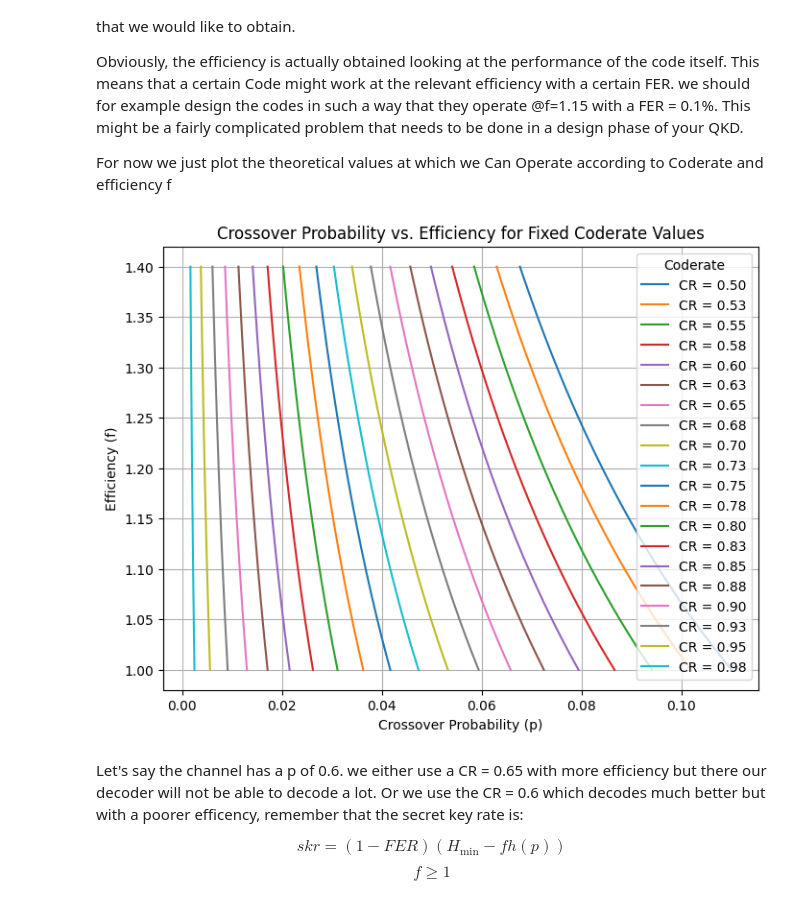
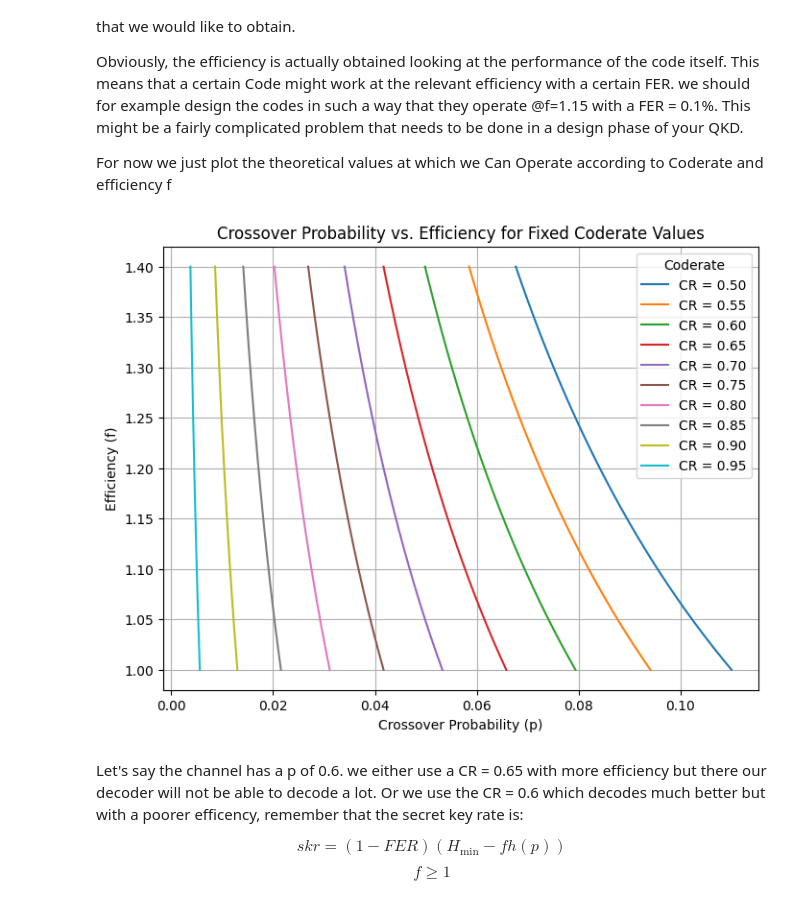
Before and after one commit to marcocofano/qkd_reconciliation_lectures, a Jupyter notebook: code/notebooks/LDPC_performance.ipynb, the cells around one changed output. Drawn from its saved outputs; the diff is of its cells as text; code cells hidden in the pictures.

```diff
--- a/code/notebooks/LDPC_performance.ipynb
+++ b/code/notebooks/LDPC_performance.ipynb
@@ -74,34 +74,34 @@ For now we just plot the theoretical values at which we Can Operate according to
 # %%
 from error_correction import binary_entropy
 
 
 # Define the range of efficiency values f
 f_values = np.linspace(1, 1.40, 200)
 
 # Define the coderate values we want to plot (from 0.5 to 0.9)
-coderate_values = np.arange(0.50, 1, 0.025)
+coderate_values = np.arange(0.50, 1, 0.05)
 
 plt.figure(figsize=(8,6))
 
 for cr in coderate_values:
     crossprob_values = []
     for f in f_values:
         # For a given coderate and f, we have:
         #   coderate = 1 - f * H₂(p)
         # so that H₂(p) = (1 - coderate) / f.
         h = (1.0 - cr) / f
         p = binary_entropy.binary_entropy_inverse_newton(h)
         crossprob_values.append(p)
     plt.plot(crossprob_values, f_values, label=f'CR = {cr:.2f}')
 
 plt.ylabel("Efficiency (f)")
 plt.xlabel("Crossover Probability (p)")
 plt.title("Crossover Probability vs. Efficiency for Fixed Coderate Values")
 plt.legend(title="Coderate")
 plt.grid(True)
 plt.show()
 # %% [output]
-[figure, old version]
+[figure, new version]
 # %% [markdown]
 Let's say the channel has a p of 0.6. we either use a CR = 0.65 with more efficiency but there our decoder will not be able to decode a lot. Or we use the CR = 0.6 which decodes much better but with a poorer efficency, remember that the secret key rate is:
 
```
Also changed, not shown: parts of 1 cell of this notebook, 49 other files.
